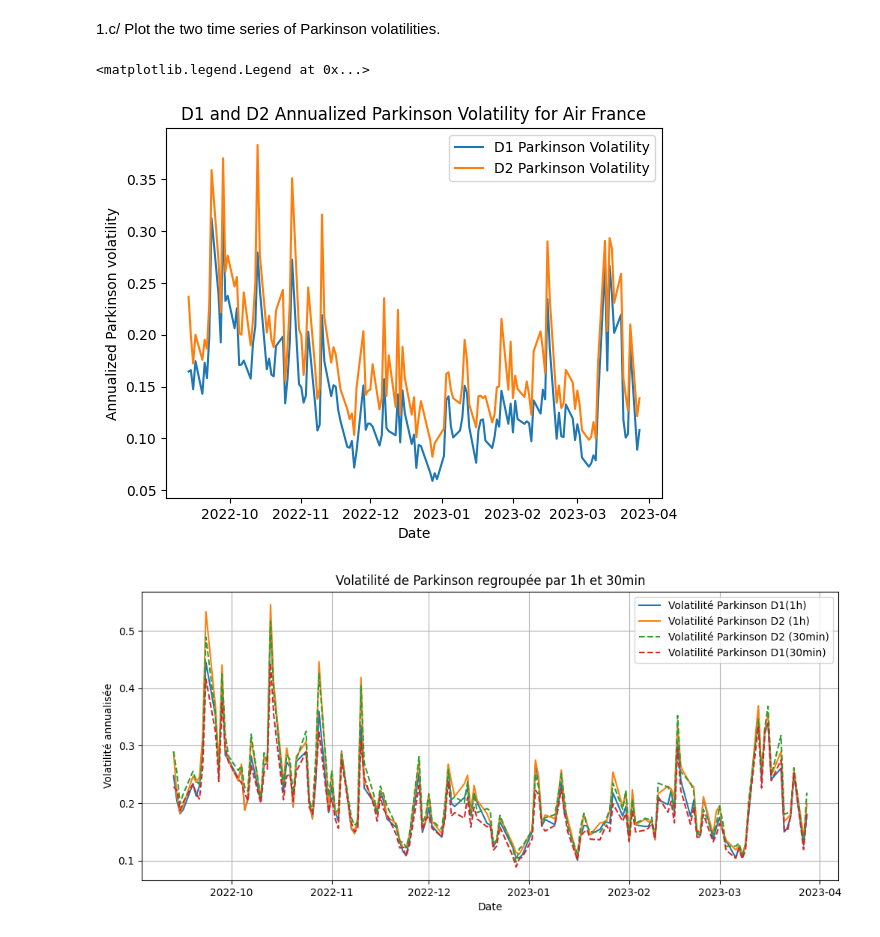
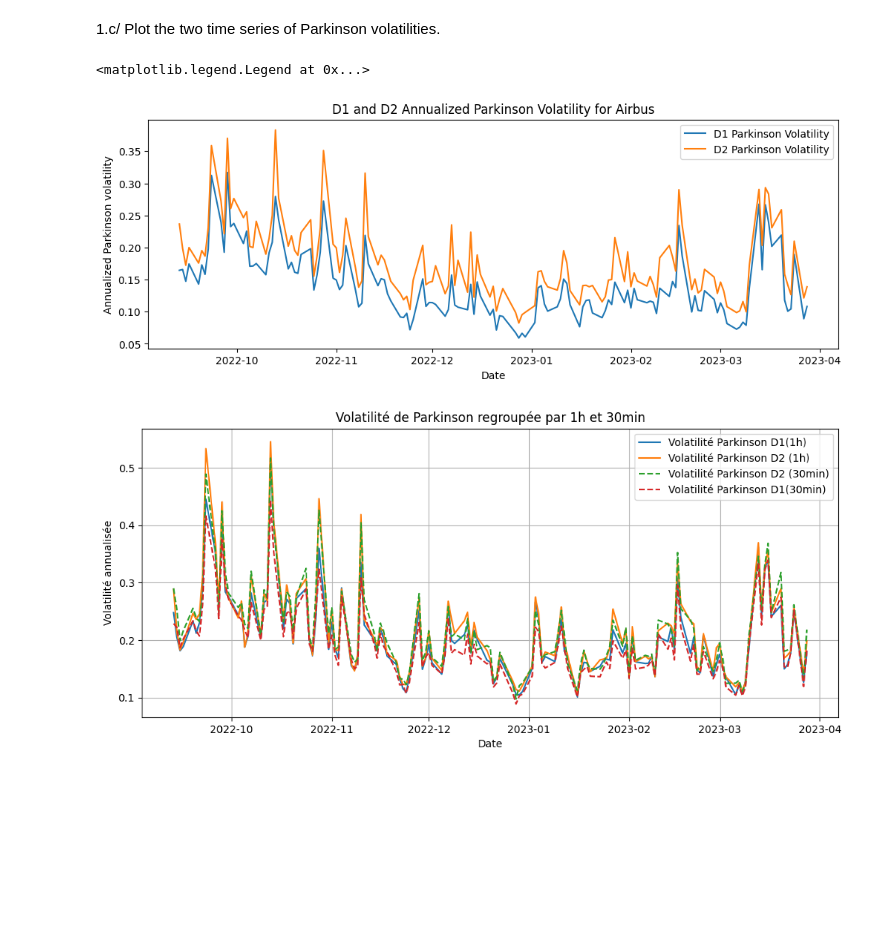
Before and after one commit to dianemans/Proj1_NPFD, a Jupyter notebook: M. Garcin/Project Part 1_serial dependence of Parkinson volatility.ipynb, the cells around one changed output. Saved outputs shown, nothing was run; the diff lists cells and outputs as text; code cells hidden in the pictures; blank space fills up the shorter version.

```diff
--- a/M. Garcin/Project Part 1_serial dependence of Parkinson volatility.ipynb
+++ b/M. Garcin/Project Part 1_serial dependence of Parkinson volatility.ipynb
@@ -164,15 +164,16 @@ print(np.mean(D2_parkinson_vol))
 # %% [markdown]
 1.c/ Plot the two time series of Parkinson volatilities.
 # %%
+plt.figure(figsize=(12, 4))
 plt.plot(D1_parkinson_vol, label='D1 Parkinson Volatility')
 plt.plot(D2_parkinson_vol, label='D2 Parkinson Volatility')
-plt.title('D1 and D2 Annualized Parkinson Volatility for Air France')
+plt.title('D1 and D2 Annualized Parkinson Volatility for Airbus')
 plt.xlabel('Date')
 plt.ylabel('Annualized Parkinson volatility')
 plt.legend()
 # %% [output]
 <matplotlib.legend.Legend at 0x...>
-[figure, old version]
+[figure, new version]
 # %%
 def calculate_parkinson_volatility(df, time_frame, interval_per_day):
     df["Time Frame"] = df["Dates"].dt.floor(time_frame)  # Regrouper par heure ou demi-heure
```
